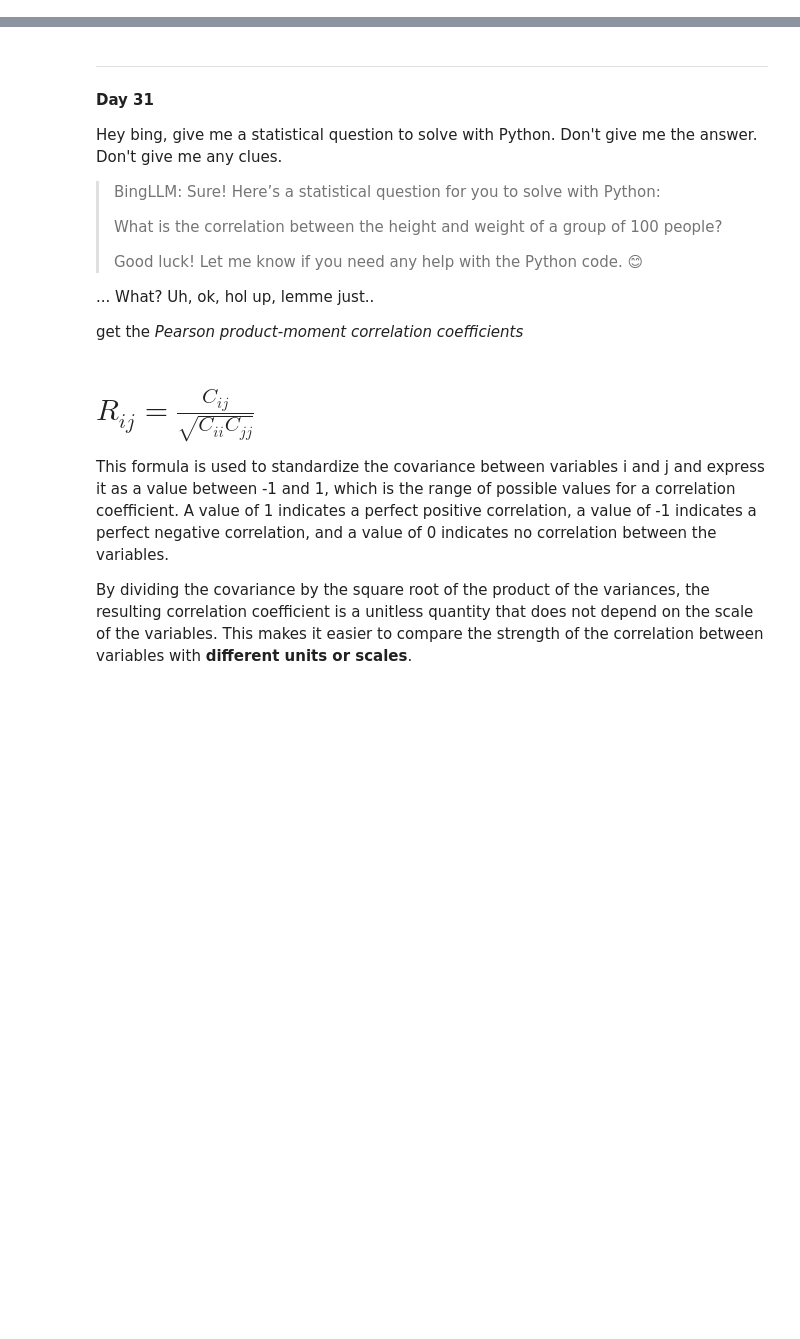
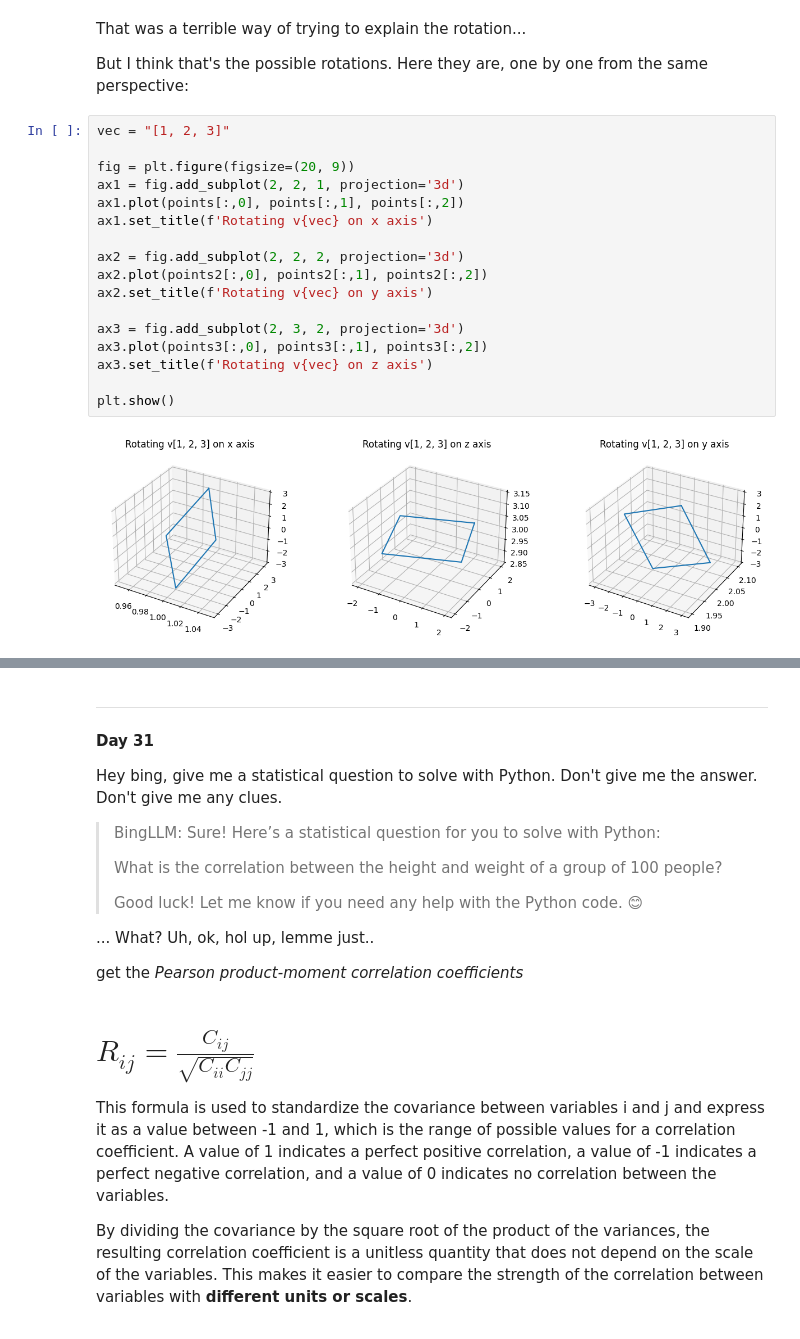
Before and after one commit to wlinds/mte, a Jupyter notebook: daily_doodle.ipynb, the cells around one changed output, grey strips where cells are left out. Saved outputs shown, nothing was run; the diff lists cells and outputs as text; blank space fills up the shorter version.

Commit message:
Day 33 - skew-symmetric & rotation matrices

```diff
--- a/daily_doodle.ipynb
+++ b/daily_doodle.ipynb
@@ -0,0 +224,23 @@
+# %% [markdown]
+That was a terrible way of trying to explain the rotation...
+
+But I think that's the possible rotations. Here they are, one by one from the same perspective:
+# %%
+vec = "[1, 2, 3]"
+
+fig = plt.figure(figsize=(20, 9))
+ax1 = fig.add_subplot(2, 2, 1, projection='3d')
+ax1.plot(points[:,0], points[:,1], points[:,2])
+ax1.set_title(f'Rotating v{vec} on x axis')
+
+ax2 = fig.add_subplot(2, 2, 2, projection='3d')
+ax2.plot(points2[:,0], points2[:,1], points2[:,2])
+ax2.set_title(f'Rotating v{vec} on y axis')
+
+ax3 = fig.add_subplot(2, 3, 2, projection='3d')
+ax3.plot(points3[:,0], points3[:,1], points3[:,2])
+ax3.set_title(f'Rotating v{vec} on z axis')
+
+plt.show()
+# %% [output]
+[figure, added]
```
Also changed, not shown: parts of 28 cells of this notebook.
